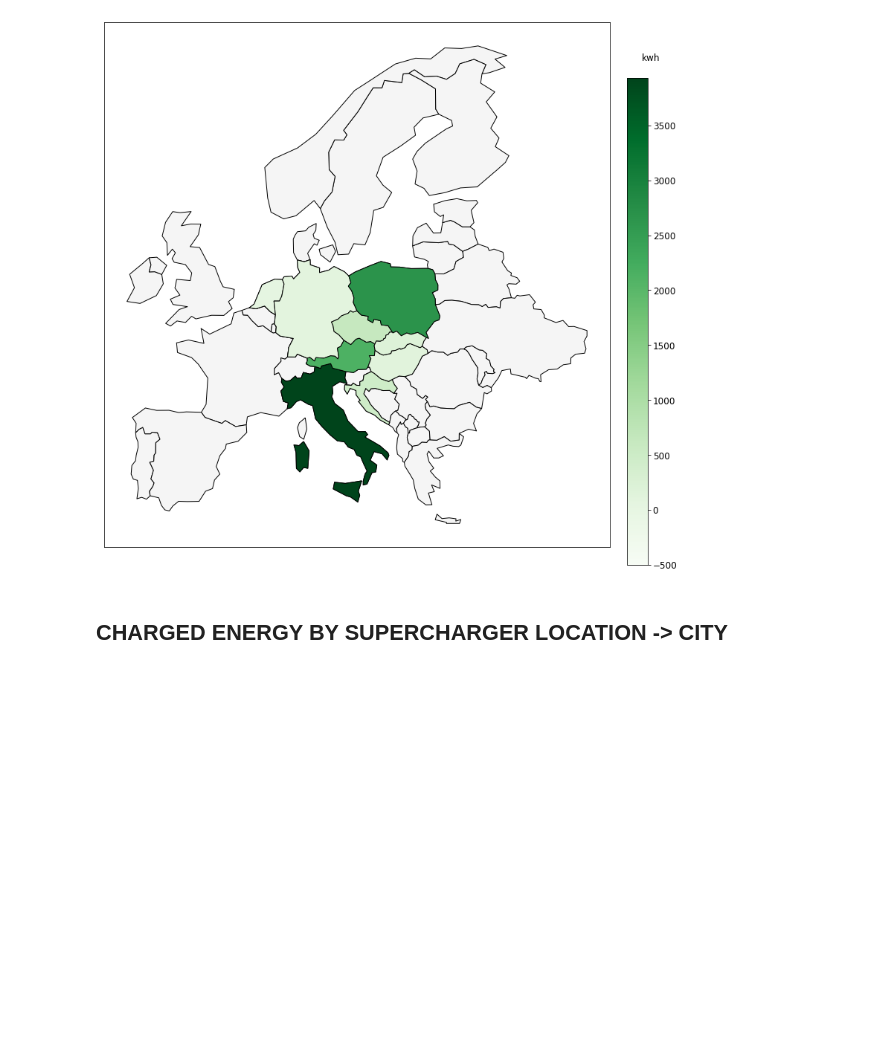
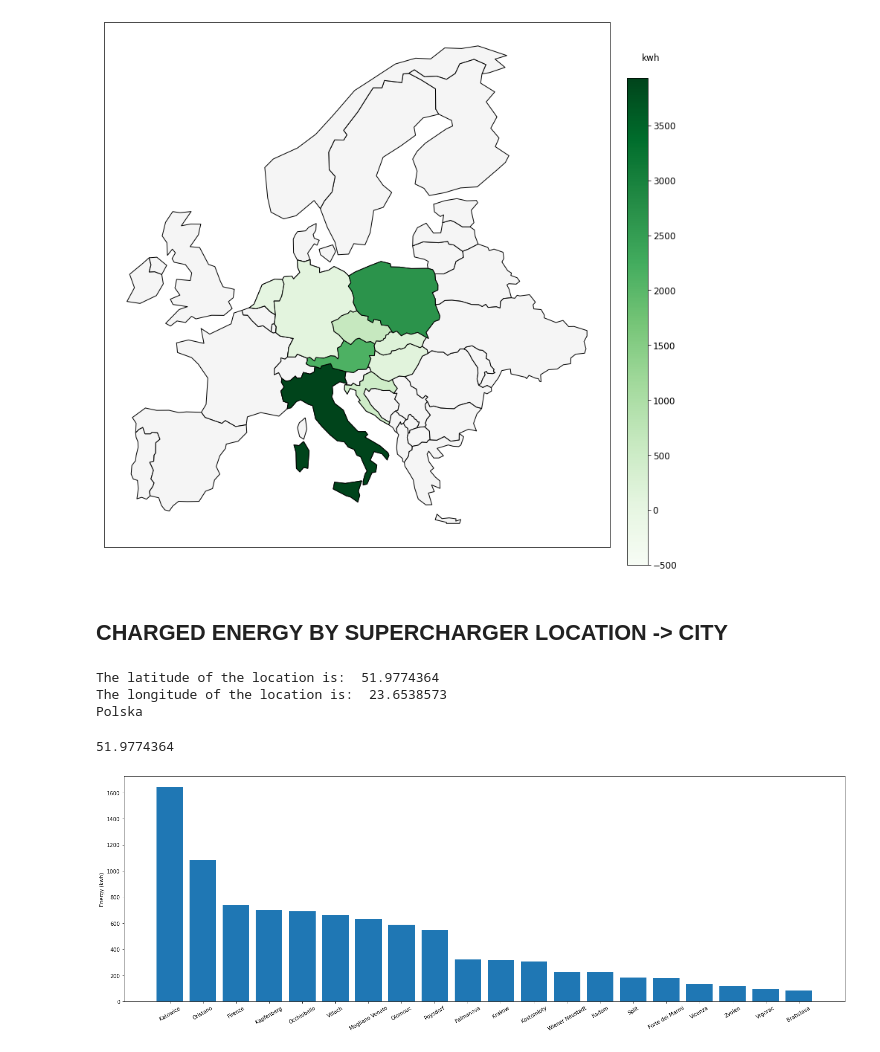
Before and after one commit to andrzejmalota/tesla_model_s_charging_analysis, a Jupyter notebook: tesla_supercharger_energy_analysis.ipynb, the cells around one changed output. Cells and saved outputs as stored; diff of their text form; code cells hidden in the pictures; blank space fills up the shorter version.

```diff
--- a/tesla_supercharger_energy_analysis.ipynb
+++ b/tesla_supercharger_energy_analysis.ipynb
@@ -143,3 +145,14 @@ plt.show()
 [figure]
 # %% [markdown]
 ## CHARGED ENERGY BY SUPERCHARGER LOCATION  -> CITY
+# %%
+# Import the required library
+from geopy.geocoders import Nominatim
+
+# Initialize Nominatim API
+geolocator = Nominatim(user_agent="MyApp")
+# %% [output]
+The latitude of the location is:  51.9774364
+The longitude of the location is:  23.6538573
+Polska
+51.9774364
@@ -145,0 +179,10 @@ plt.show()
+# %%
+plt.rcParams['figure.figsize']=(25,8)
+plt.rcParams['font.size']=10
+df_en = df.groupby('City').sum().sort_values('Energy', ascending=False).iloc[:20, :]
+plt.bar(x=df_en.index, height=df_en.Energy)
+plt.xticks(rotation=30)
+plt.ylabel("Energy (kwh)")
+plt.show()
+# %% [output]
+[figure, added]
```
Also changed, not shown: parts of 13 cells of this notebook.
